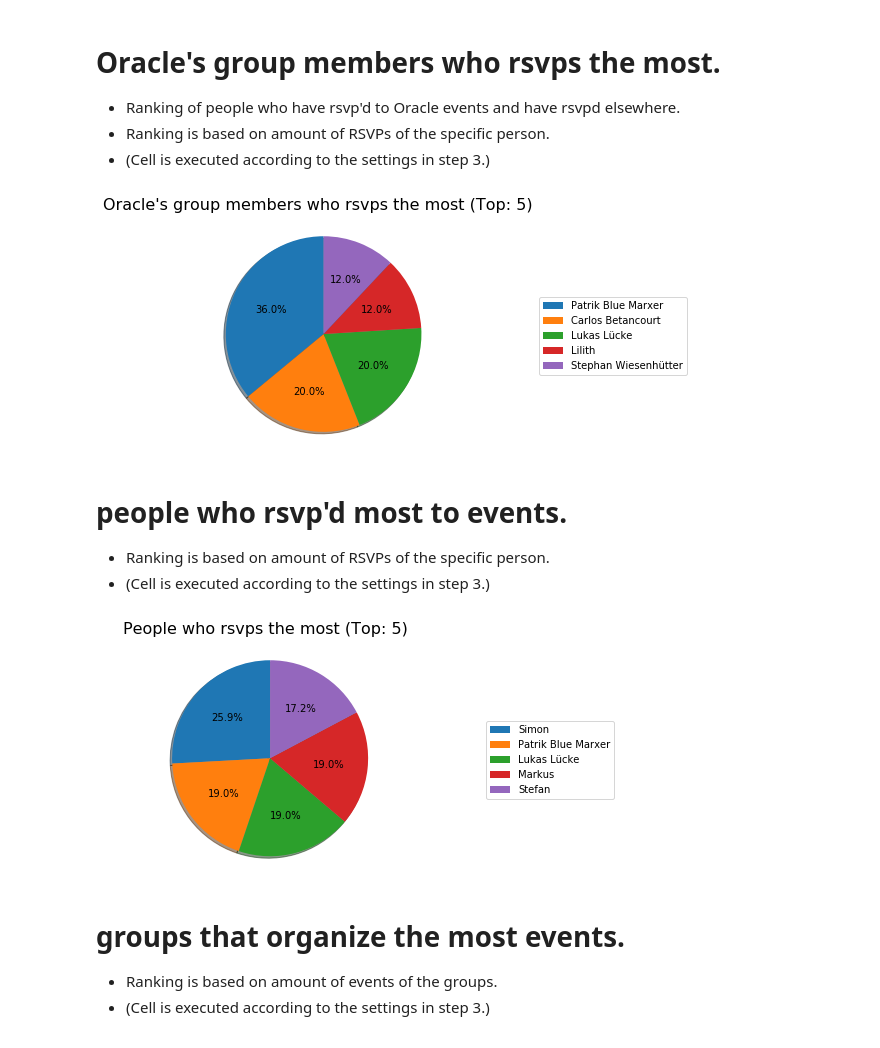
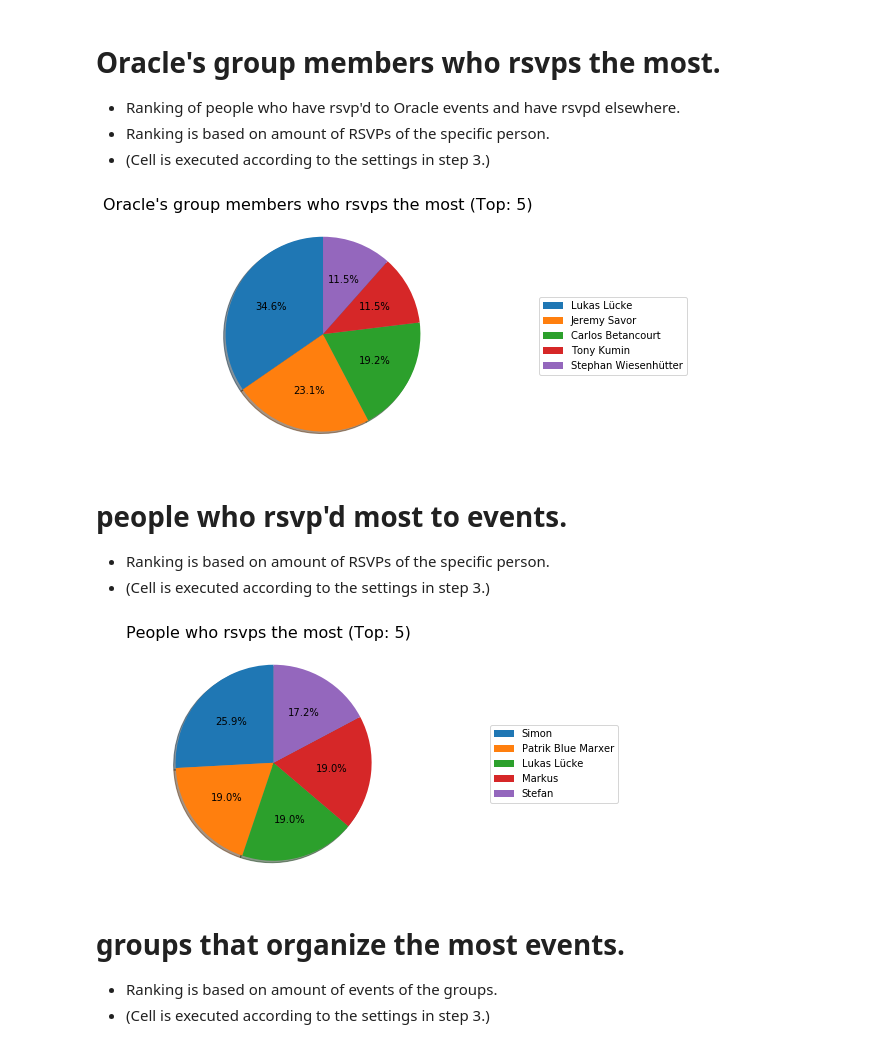
Before and after one commit to sogukma/MeetupGraphAnalysis, a Jupyter notebook: Behaviour analysis of People and Groups.ipynb, the cells around one changed output. Drawn from its saved outputs; the diff is of its cells as text; code cells hidden in the pictures.

```diff
--- a/Behaviour analysis of People and Groups.ipynb
+++ b/Behaviour analysis of People and Groups.ipynb
@@ -35,7 +35,7 @@ def printPieChart(title,data, chartLabels):
 - The desired number of top values to be returned can be specified with the variable "amountOfReturnValues".
 - e.g. value 5 for the top five results.
 # %%
-allNodes_where_person_rsvpd_to_oracle_and_others = "match (g:Group)-[:ORGANIZES]->(e:Event)<-[:RSVPd]-(p:Person)-[:RSVPd]->(e2:Event)<-[:ORGANIZES]-(g2:Group)  where g.name <> g2.name and (g.name = 'Code4Fun' or g.name='Swiss Data Circle') and not(g2.name = 'Code4Fun' or g2.name='Swiss Data Circle')"
+allNodes_where_person_rsvpd_to_oracle_and_others = "match (g:Group)-[:ORGANIZES]->(e:Event)<-[:RSVPd]-(p:Person)-[:RSVPd]->(e2:Event)<-[:ORGANIZES]-(g2:Group)  where g.name <> g2.name and (g.name = 'Code4Fun' or g.name='Swiss Data Circle') and not(g2.name = 'Code4Fun' or g2.name='Swiss Data Circle') with distinct g2, p as p2"
 amountOfReturnValues = "5"
 # %% [markdown]
 # list of competitors of Code4Fun/SwissDataCircle
@@ -47,7 +47,7 @@ amountOfReturnValues = "5"
 def get_competitors(tx):
     value = []
     key = []
-    for record in tx.run(allNodes_where_person_rsvpd_to_oracle_and_others+" return distinct  g2.name, count(p) as amount_of_common_members order by amount_of_common_members desc limit "+amountOfReturnValues):
+    for record in tx.run(allNodes_where_person_rsvpd_to_oracle_and_others+" return g2.name, count(p2) as amount_of_common_members order by amount_of_common_members desc limit "+amountOfReturnValues):
 
         value.append(record["amount_of_common_members"])
         key.append(record["g2.name"])
@@ -65,17 +65,17 @@ with driver.session() as session:
 # %%
 
 def get_oracle_members_who_rsvpd_most(tx):
     value = []
     key = []
-    for record in tx.run(allNodes_where_person_rsvpd_to_oracle_and_others+" return distinct p.name as person_name, count(*) as rsvpd_event_amount order by rsvpd_event_amount desc limit "+amountOfReturnValues):
+    for record in tx.run(allNodes_where_person_rsvpd_to_oracle_and_others+" return distinct p2.name as person_name, count(*) as rsvpd_event_amount order by rsvpd_event_amount desc limit "+amountOfReturnValues):
         value.append(record["rsvpd_event_amount"])
         key.append(record["person_name"])
        # print(str(record["rsvpd_event_amount"])  + "\t|" + str(record["person_name"]) )
     printPieChart("Oracle's group members who rsvps the most (Top: "+amountOfReturnValues+")",value, key)
 with driver.session() as session:
     session.read_transaction(get_oracle_members_who_rsvpd_most)
 # %% [output]
-[figure, old version]
+[figure, new version]
 # %% [markdown]
 # people who rsvp'd most to events.
 - Ranking is based on amount of RSVPs of the specific person.
@@ -91,7 +91,7 @@ def get_people_who_rsvpd_most(tx):
 with driver.session() as session:
     session.read_transaction(get_people_who_rsvpd_most)
 # %% [output]
-[figure, old version]
+[figure, new version]
 # %% [markdown]
 # groups that organize the most events.
 - Ranking is based on amount of events of the groups.
```
Also changed, not shown: parts of 2 cells of this notebook.
